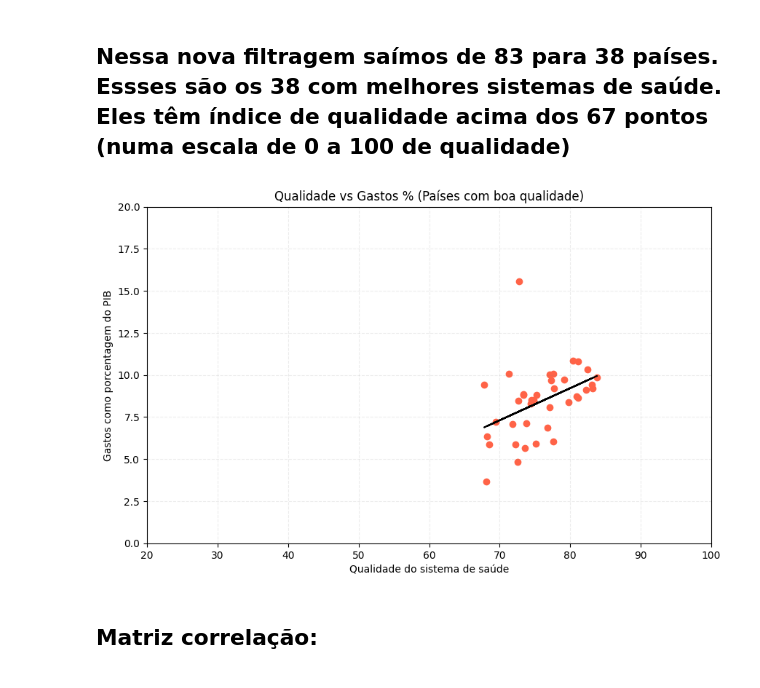
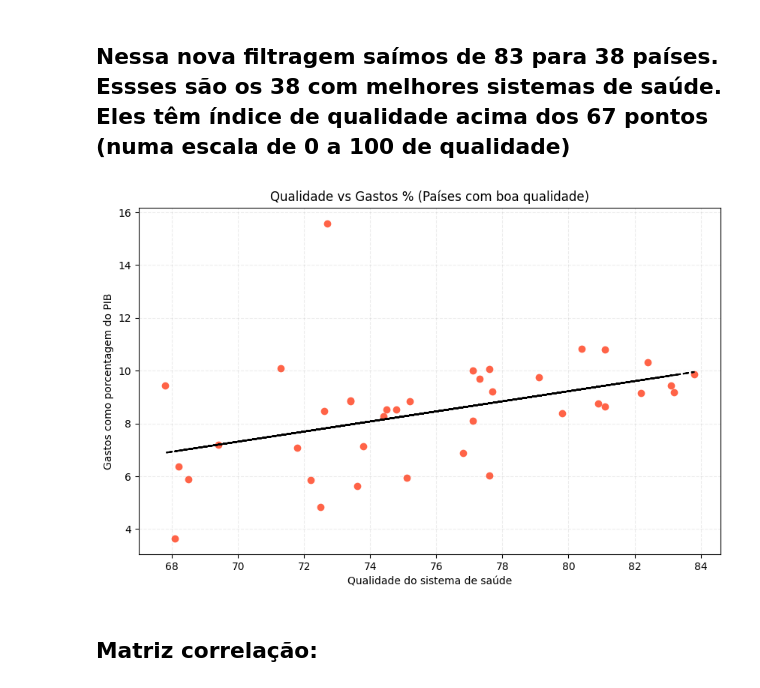
Before and after one commit to jlcamelo2350/Dados-e-automacao, a Jupyter notebook: Análise: Pandemia e Expectativa de Vida/saúde_project_correlação_qualidade_vs_gastos.ipynb, the cells around one changed output. Saved outputs shown, nothing was run; the diff lists cells and outputs as text; code cells hidden in the pictures.

```diff
--- a/Análise: Pandemia e Expectativa de Vida/saúde_project_correlação_qualidade_vs_gastos.ipynb
+++ b/Análise: Pandemia e Expectativa de Vida/saúde_project_correlação_qualidade_vs_gastos.ipynb
@@ -424,22 +416,20 @@ Veja:
 # %%
 #vou colocar um gráfico de dispersão com os dados de países paises_a_index0
 plt.figure(figsize=(10, 6))
 plt.scatter(paises_a_index0['index'], paises_a_index0['gméd%'], c = 'tomato')
 plt.xlabel('Qualidade do sistema de saúde')
 plt.ylabel('Gastos como porcentagem do PIB')
 plt.title('Qualidade vs Gastos % (Países com boa qualidade)')
 plt.grid(True, alpha = 0.15, linestyle ='--', color = 'gray')
 
-plt.xlim(20, 100)
-plt.ylim(0, 20)
 
 #colocar uma linha de tendência
 z = np.polyfit(paises_a_index0['index'], paises_a_index0['gméd%'], 1)
 p = np.poly1d(z)
 plt.plot(paises_a_index0['index'], p(paises_a_index0['index']), linestyle = '--', color='black')
 plt.show()
 # %% [output]
-[figure, old version]
+[figure, new version]
 # %% [markdown]
 ## Matriz correlação:
 # %%
```
Also changed, not shown: parts of 48 cells of this notebook.
